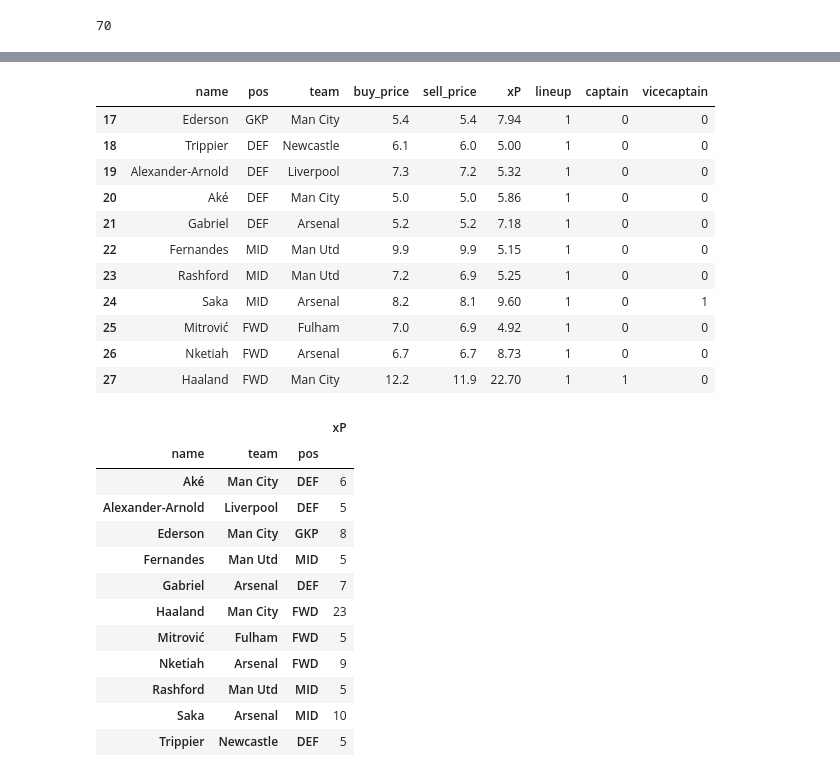
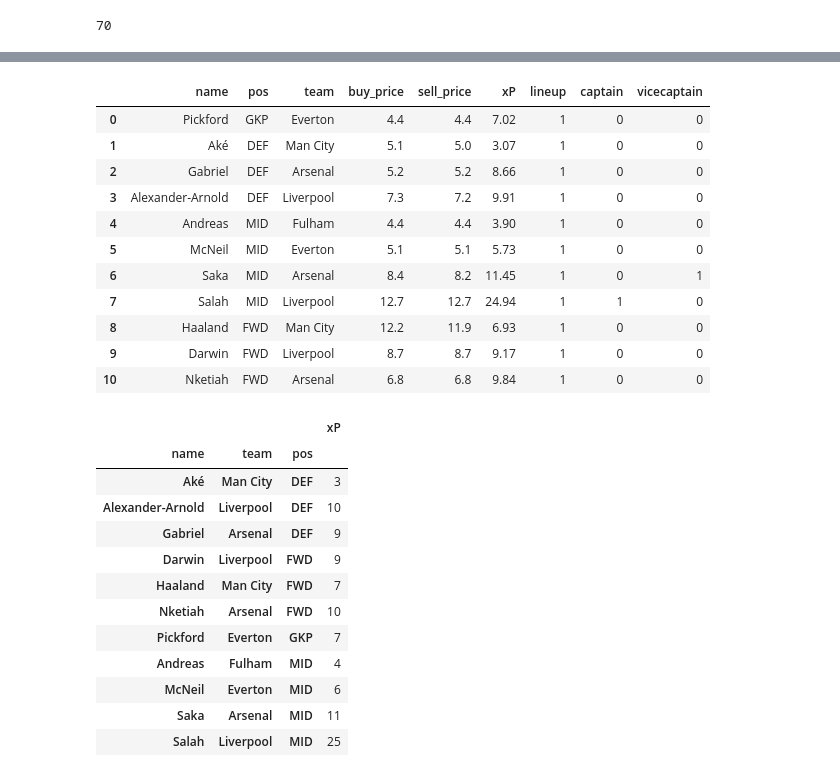
Before and after one commit to eireye/fpl, a Jupyter notebook: Notebook/visualisere.ipynb, the cells around one changed output, grey strips where cells are left out. Cells and saved outputs as stored; diff of their text form; code cells hidden in the pictures.

```diff
--- a/Notebook/visualisere.ipynb
+++ b/Notebook/visualisere.ipynb
@@ -374,34 +569,35 @@ rapport(latest_optimal_plan_data, 23)
 # %%
-startlag(latest_optimal_plan_data,23)
+startlag(latest_optimal_plan_data,25)
 # %% [output]
 |  | name | pos | team | buy_price | sell_price | xP | lineup | captain | vicecaptain |
-| 17 | Ederson | GKP | Man City | 5.4 | 5.4 | 7.94 | 1 | 0 | 0 |
-| 18 | Trippier | DEF | Newcastle | 6.1 | 6.0 | 5.00 | 1 | 0 | 0 |
-| 19 | Alexander-Arnold | DEF | Liverpool | 7.3 | 7.2 | 5.32 | 1 | 0 | 0 |
-| 20 | Aké | DEF | Man City | 5.0 | 5.0 | 5.86 | 1 | 0 | 0 |
-| 21 | Gabriel | DEF | Arsenal | 5.2 | 5.2 | 7.18 | 1 | 0 | 0 |
-| 22 | Fernandes | MID | Man Utd | 9.9 | 9.9 | 5.15 | 1 | 0 | 0 |
-| 23 | Rashford | MID | Man Utd | 7.2 | 6.9 | 5.25 | 1 | 0 | 0 |
-| 24 | Saka | MID | Arsenal | 8.2 | 8.1 | 9.60 | 1 | 0 | 1 |
-| 25 | Mitrović | FWD | Fulham | 7.0 | 6.9 | 4.92 | 1 | 0 | 0 |
-| 26 | Nketiah | FWD | Arsenal | 6.7 | 6.7 | 8.73 | 1 | 0 | 0 |
-| 27 | Haaland | FWD | Man City | 12.2 | 11.9 | 22.70 | 1 | 1 | 0 |
+| 0 | Pickford | GKP | Everton | 4.4 | 4.4 | 7.02 | 1 | 0 | 0 |
+| 1 | Aké | DEF | Man City | 5.1 | 5.0 | 3.07 | 1 | 0 | 0 |
+| 2 | Gabriel | DEF | Arsenal | 5.2 | 5.2 | 8.66 | 1 | 0 | 0 |
+| 3 | Alexander-Arnold | DEF | Liverpool | 7.3 | 7.2 | 9.91 | 1 | 0 | 0 |
+| 4 | Andreas | MID | Fulham | 4.4 | 4.4 | 3.90 | 1 | 0 | 0 |
+| 5 | McNeil | MID | Everton | 5.1 | 5.1 | 5.73 | 1 | 0 | 0 |
+| 6 | Saka | MID | Arsenal | 8.4 | 8.2 | 11.45 | 1 | 0 | 1 |
+| 7 | Salah | MID | Liverpool | 12.7 | 12.7 | 24.94 | 1 | 1 | 0 |
+| 8 | Haaland | FWD | Man City | 12.2 | 11.9 | 6.93 | 1 | 0 | 0 |
+| 9 | Darwin | FWD | Liverpool | 8.7 | 8.7 | 9.17 | 1 | 0 | 0 |
+| 10 | Nketiah | FWD | Arsenal | 6.8 | 6.8 | 9.84 | 1 | 0 | 0 |
 # %%
-pivot = pd.pivot_table(startlag(latest_optimal_plan_data,23), index = ['name', 'team', "pos"], values = 'xP', aggfunc = 'sum' )
+pivot = pd.pivot_table(startlag(latest_optimal_plan_data,25), index = ['name', 'team', "pos"], values = 'xP', aggfunc = 'sum' ).sort_values(by='pos')
 pivot_highlight = pivot.style.format({'xP':'{0:,.0f}'})\
     .highlight_max(color='green')
+
 pivot_highlight
 # %% [output]
 |  |  |  | xP |
 | name | team | pos |  |
-| Aké | Man City | DEF | 6 |
-| Alexander-Arnold | Liverpool | DEF | 5 |
-| Ederson | Man City | GKP | 8 |
-| Fernandes | Man Utd | MID | 5 |
-| Gabriel | Arsenal | DEF | 7 |
-| Haaland | Man City | FWD | 23 |
-| Mitrović | Fulham | FWD | 5 |
-| Nketiah | Arsenal | FWD | 9 |
-| Rashford | Man Utd | MID | 5 |
-| Saka | Arsenal | MID | 10 |
-| Trippier | Newcastle | DEF | 5 |
+| Aké | Man City | DEF | 3 |
+| Alexander-Arnold | Liverpool | DEF | 10 |
+| Gabriel | Arsenal | DEF | 9 |
+| Darwin | Liverpool | FWD | 9 |
+| Haaland | Man City | FWD | 7 |
+| Nketiah | Arsenal | FWD | 10 |
+| Pickford | Everton | GKP | 7 |
+| Andreas | Fulham | MID | 4 |
+| McNeil | Everton | MID | 6 |
+| Saka | Arsenal | MID | 11 |
+| Salah | Liverpool | MID | 25 |
```
Also changed, not shown: parts of 20 cells of this notebook, 15 other files.
